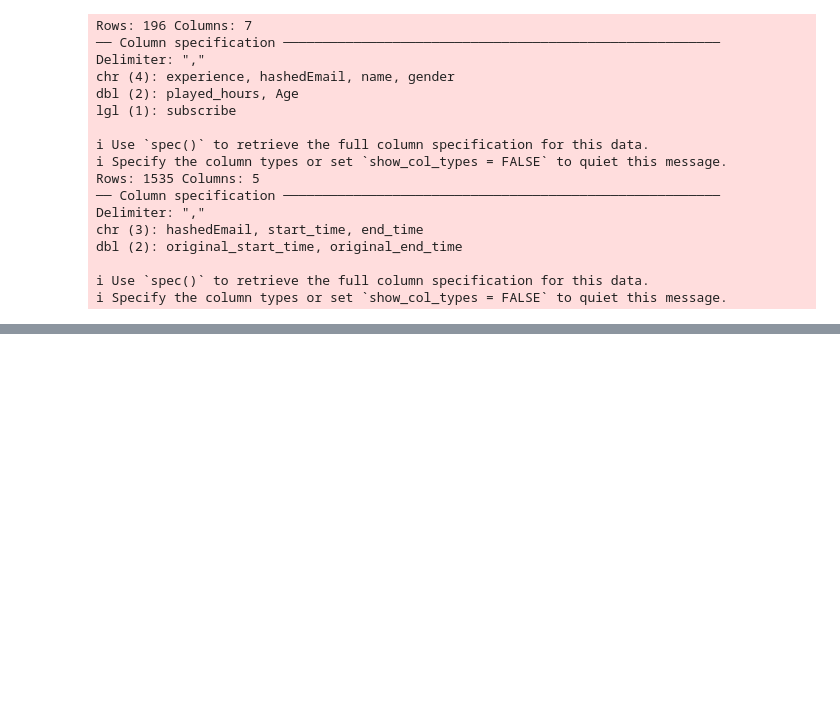
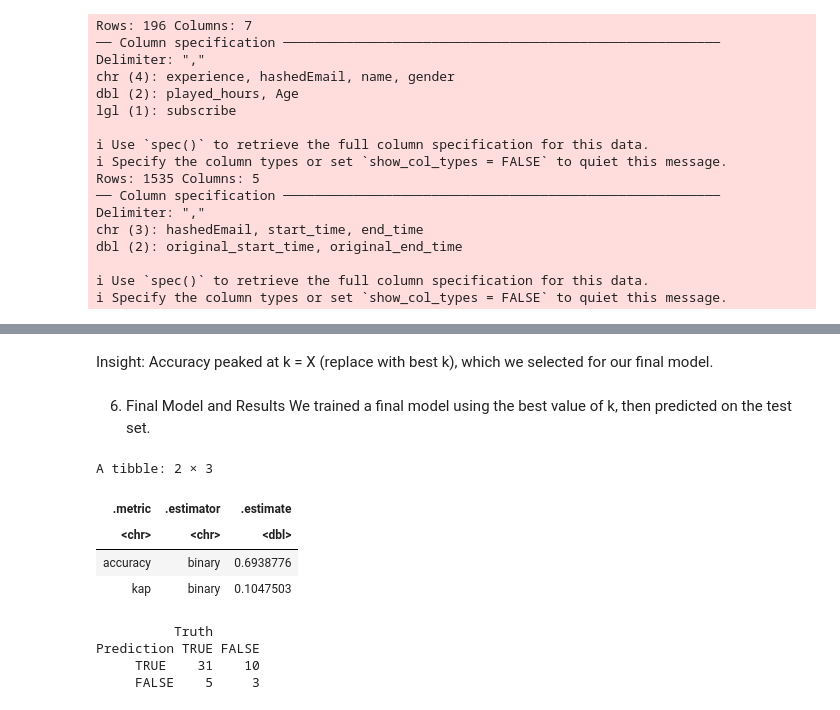
Before and after one commit to rahanikou/dsci-project-2025, a Jupyter notebook: project.ipynb, the cells around one changed output, grey strips where cells are left out. Cells and saved outputs as stored; diff of their text form; code cells hidden in the pictures; blank space fills up the shorter version.

```diff
--- a/project.ipynb
+++ b/project.ipynb
@@ -101,0 +189,40 @@ dbl (2): original_start_time, original_end_time
+# %% [markdown]
+Insight: Accuracy peaked at k = X (replace with best k), which we selected for our final model.
+# %% [markdown]
+6. Final Model and Results
+We trained a final model using the best value of k, then predicted on the test set.
+# %%
+best_k <- knn_results |>
+  filter(.metric == "accuracy") |>
+  arrange(desc(mean)) |>
+  slice(1) |>
+  pull(neighbors)
+
+final_spec <- nearest_neighbor(weight_func = "rectangular", neighbors = best_k) |>
+  set_engine("kknn") |>
+  set_mode("classification")
+
+final_fit <- workflow() |>
+  add_recipe(recipe_sub) |>
+  add_model(final_spec) |>
+  fit(data = train)
+
+# Predictions and evaluation
+test_preds <- predict(final_fit, test) |>
+  bind_cols(test)
+
+test_preds |>
+  metrics(truth = subscribe, estimate = .pred_class)
+
+test_preds |>
+  conf_mat(truth = subscribe, estimate = .pred_class)
+# %% [output]
+A tibble: 2 × 3
+| .metric | .estimator | .estimate |
+| <chr> | <chr> | <dbl> |
+| accuracy | binary | 0.6938776 |
+| kap | binary | 0.1047503 |
+          Truth
+Prediction TRUE FALSE
+     TRUE    31    10
+     FALSE    5     3
```
Also changed, not shown: parts of 15 cells of this notebook.
